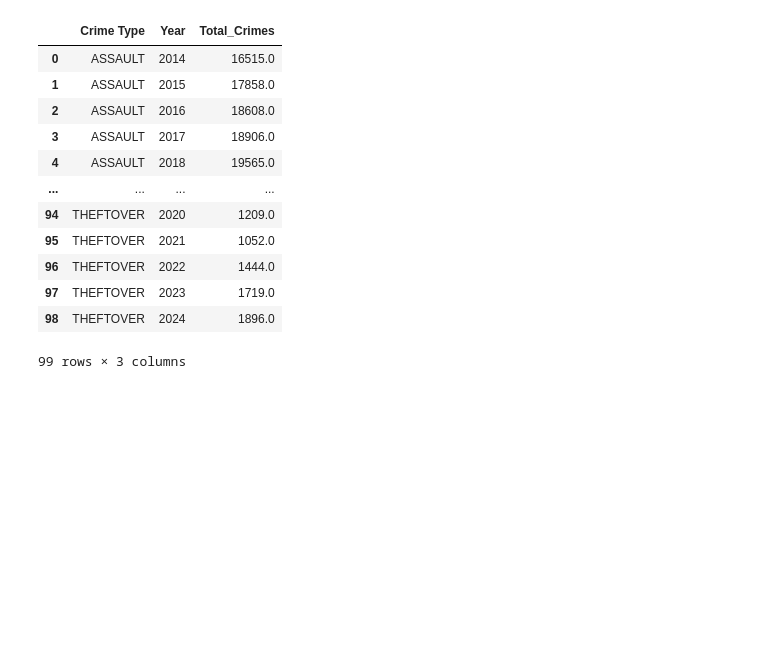
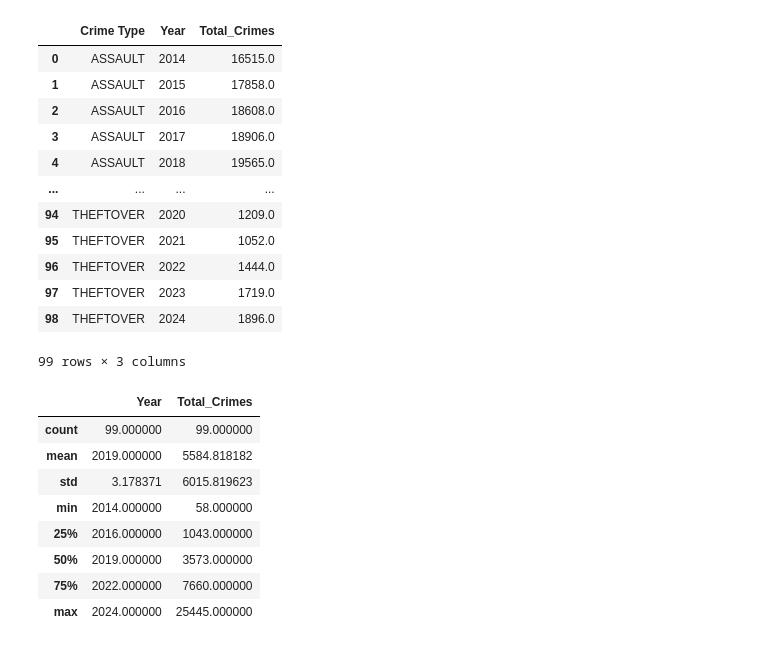
Before and after one commit to syn-namon/Neighbourhood-Crime-Rates-in-Toronto, a Jupyter notebook: code/Cleaning_data.ipynb, the cells around one changed output. Cells and saved outputs as stored; diff of their text form; code cells hidden in the pictures; blank space fills up the shorter version.

```diff
--- a/code/Cleaning_data.ipynb
+++ b/code/Cleaning_data.ipynb
@@ -275,5 +299,17 @@ crime_by_type
 | 97 | THEFTOVER | 2023 | 1719.0 |
 | 98 | THEFTOVER | 2024 | 1896.0 |
 99 rows × 3 columns
+# %%
+crime_by_type.describe()
+# %% [output]
+|  | Year | Total_Crimes |
+| count | 99.000000 | 99.000000 |
+| mean | 2019.000000 | 5584.818182 |
+| std | 3.178371 | 6015.819623 |
+| min | 2014.000000 | 58.000000 |
+| 25% | 2016.000000 | 1043.000000 |
+| 50% | 2019.000000 | 3573.000000 |
+| 75% | 2022.000000 | 7660.000000 |
+| max | 2024.000000 | 25445.000000 |
 # %%
 crime_by_type.to_csv('crime_by_type.csv')
```
Also changed, not shown: parts of 3 cells of this notebook, 15 other files.
